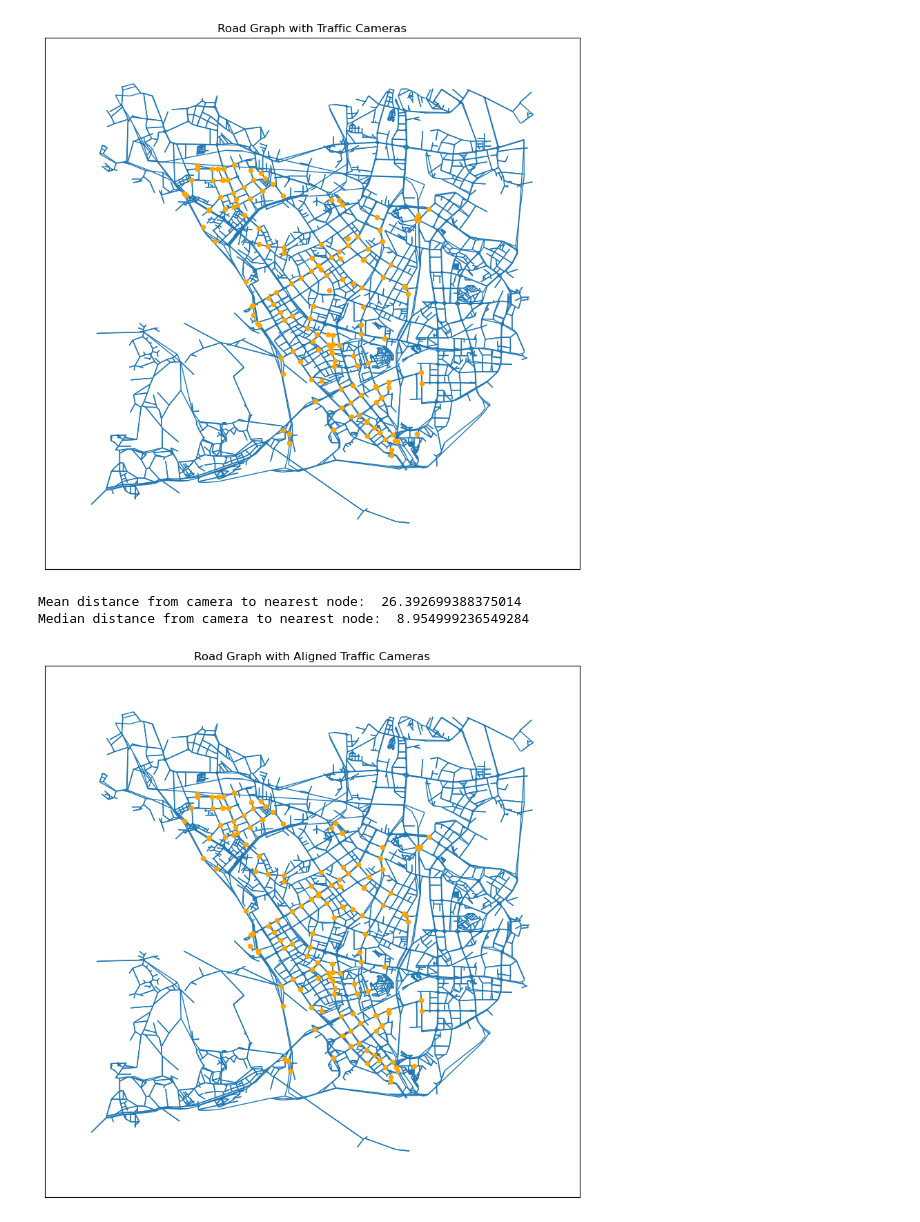
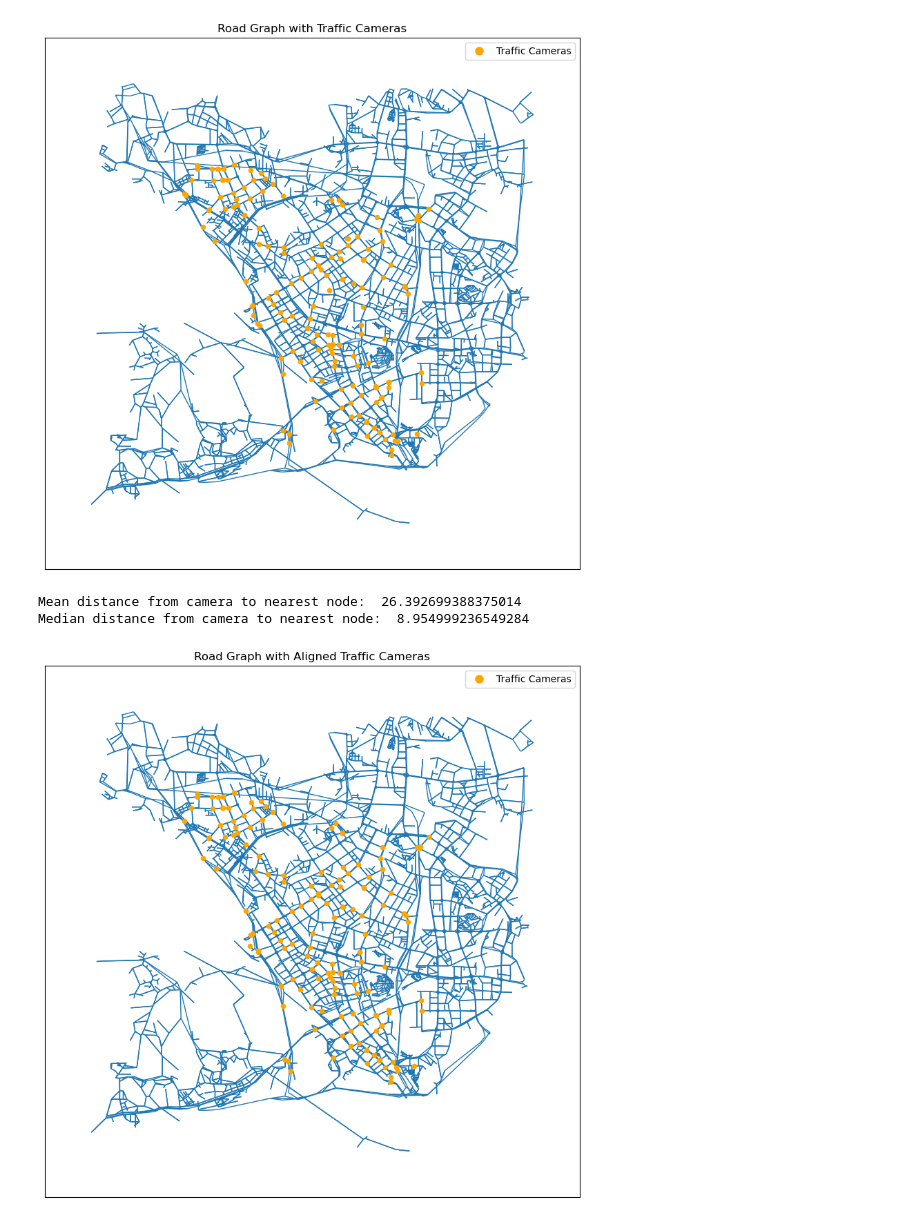
Before and after one commit to manuelck99/bachelors-thesis, a Jupyter notebook: bachelors_thesis/notebook/cameras.ipynb, the cells around one changed output. Saved outputs shown, nothing was run; the diff lists cells and outputs as text; code cells hidden in the pictures.

```diff
--- a/bachelors_thesis/notebook/cameras.ipynb
+++ b/bachelors_thesis/notebook/cameras.ipynb
@@ -26,34 +26,39 @@ road_graph = util.load_graph(f"{data_path}/road_graph/road_graph_ox_nsl_sim_sc.p
 road_graph = ox.project_graph(road_graph, to_crs=util.EPSG_32650)
 
 # Project camera coordinates
 for camera in cameras:
     x, y = camera["x"], camera["y"]
     proj_gps = util.xy_to_epsg4326(np.array([[x, y]]))
     proj_gps = util.epsg4326_to_epsg32650(proj_gps)
     lon, lat = proj_gps[0, 0], proj_gps[0, 1]
     camera["lon"] = lon
     camera["lat"] = lat
 
 cameras_coordinates = np.array([[camera["lon"], camera["lat"]] for camera in cameras])
 
 # Draw cameras on road graph
 pos = {node: (road_graph.nodes[node]["x"], road_graph.nodes[node]["y"]) for node in road_graph.nodes()}
 
 fig, ax = plt.subplots(1, 1, figsize=(10, 10))
 nx.draw_networkx_edges(
     road_graph,
     pos,
     edge_color="#1f77b4",
     arrows=False,
     ax=ax
 )
+
 ax.scatter(cameras_coordinates[:, 0], cameras_coordinates[:, 1], s=20, c="orange")
+legend = [
+    plt.Line2D([0], [0], marker="o", color="w", markerfacecolor="orange", markersize=10, label=f"Traffic Cameras")]
+plt.legend(handles=legend)
+
 ax.set_title("Road Graph with Traffic Cameras")
 
 plt.savefig(f"{data_path}/road_graph/road_graph_ox_nsl_sim_sc_cameras.svg")
 plt.show()
 # %% [output]
-[figure, old version]
+[figure, new version]
 # %%
 # Match cameras to nearest node
 nodes = [{"node_id": node, "x": road_graph.nodes[node]["x"], "y": road_graph.nodes[node]["y"]} for node in
@@ -83,6 +88,8 @@ nx.draw_networkx_edges(
     ax=ax
 )
 ax.scatter(cameras_nodes_coordinates[:, 0], cameras_nodes_coordinates[:, 1], s=20, c="orange")
+plt.legend(handles=legend)
+
 ax.set_title("Road Graph with Aligned Traffic Cameras")
 
 plt.savefig(f"{data_path}/road_graph/road_graph_ox_nsl_sim_sc_cameras_aligned.svg")
@@ -90,7 +97,7 @@ plt.show()
 # %% [output]
 Mean distance from camera to nearest node:  26.392699388375014
 Median distance from camera to nearest node:  8.954999236549284
-[figure, old version]
+[figure, new version]
 # %%
 # Save camera info
 for camera in cameras_dict.values():
```
